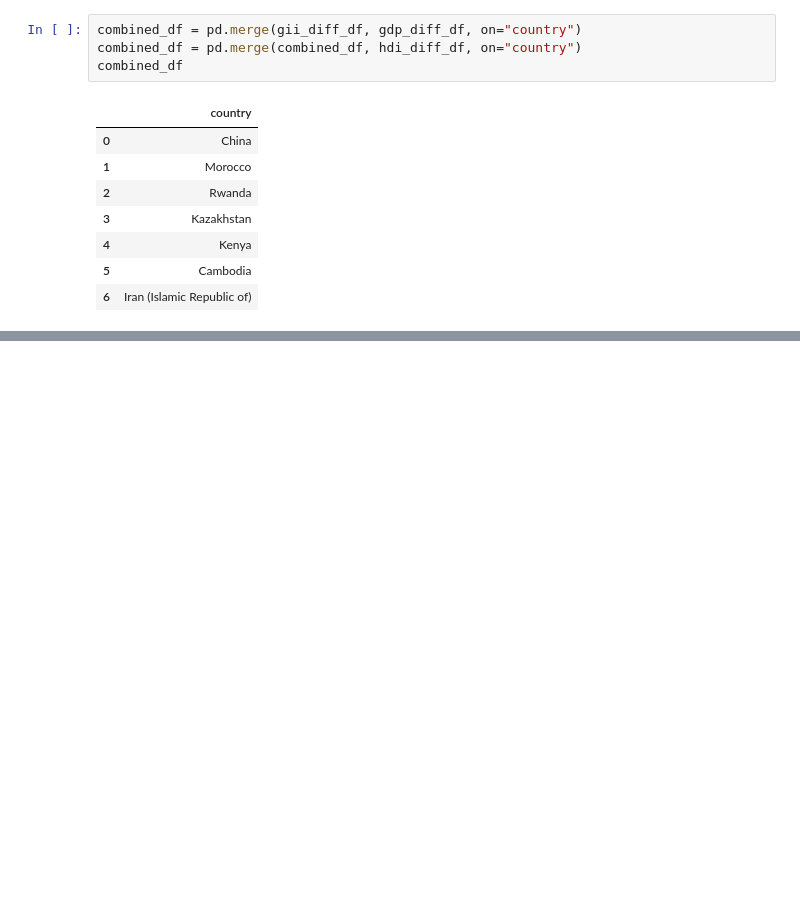
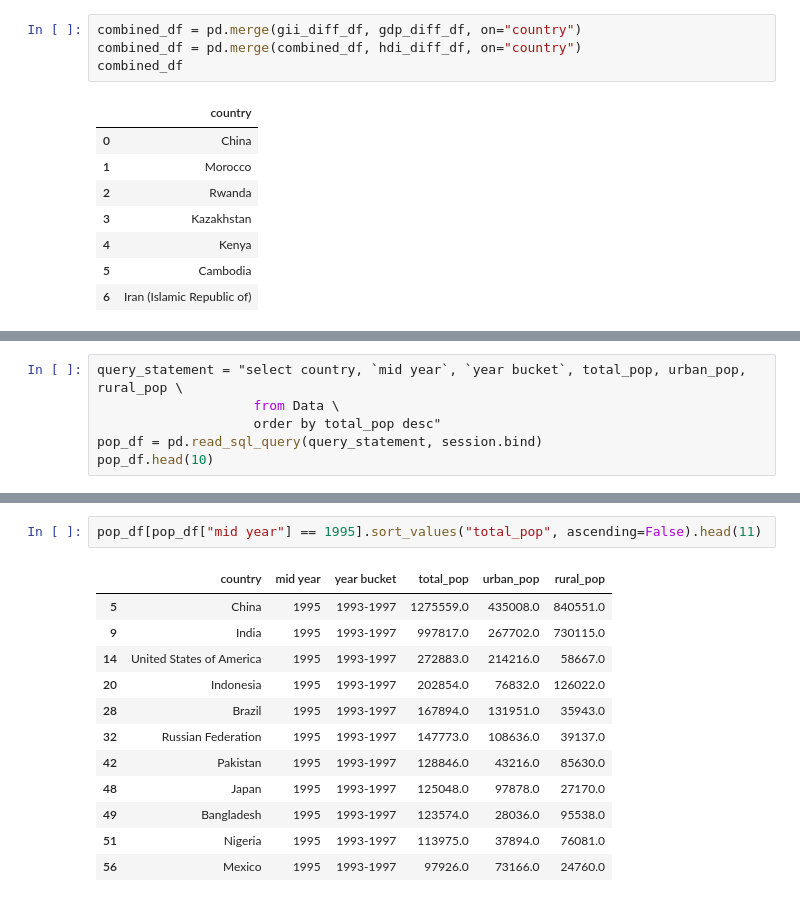
Before and after one commit to rupalimayekar/WaterIsWet, a Jupyter notebook: src/hdi-gdp-data-explore.ipynb, the cells around one changed output, grey strips where cells are left out. Drawn from its saved outputs; the diff is of its cells as text; blank space fills up the shorter version.

```diff
--- a/src/hdi-gdp-data-explore.ipynb
+++ b/src/hdi-gdp-data-explore.ipynb
@@ -502,0 +505,6 @@ combined_df
+# %%
+query_statement = "select country, `mid year`, `year bucket`, total_pop, urban_pop, rural_pop \
+                    from Data \
+                    order by total_pop desc"
+pop_df = pd.read_sql_query(query_statement, session.bind)
+pop_df.head(10)
@@ -502,0 +523,15 @@ combined_df
+# %%
+pop_df[pop_df["mid year"] == 1995].sort_values("total_pop", ascending=False).head(11)
+# %% [output]
+|  | country | mid year | year bucket | total_pop | urban_pop | rural_pop |
+| 5 | China | 1995 | 1993-1997 | 1275559.0 | 435008.0 | 840551.0 |
+| 9 | India | 1995 | 1993-1997 | 997817.0 | 267702.0 | 730115.0 |
+| 14 | United States of America | 1995 | 1993-1997 | 272883.0 | 214216.0 | 58667.0 |
+| 20 | Indonesia | 1995 | 1993-1997 | 202854.0 | 76832.0 | 126022.0 |
+| 28 | Brazil | 1995 | 1993-1997 | 167894.0 | 131951.0 | 35943.0 |
+| 32 | Russian Federation | 1995 | 1993-1997 | 147773.0 | 108636.0 | 39137.0 |
+| 42 | Pakistan | 1995 | 1993-1997 | 128846.0 | 43216.0 | 85630.0 |
+| 48 | Japan | 1995 | 1993-1997 | 125048.0 | 97878.0 | 27170.0 |
+| 49 | Bangladesh | 1995 | 1993-1997 | 123574.0 | 28036.0 | 95538.0 |
+| 51 | Nigeria | 1995 | 1993-1997 | 113975.0 | 37894.0 | 76081.0 |
+| 56 | Mexico | 1995 | 1993-1997 | 97926.0 | 73166.0 | 24760.0 |
```
Also changed, not shown: parts of 10 cells of this notebook, 5 other files.
